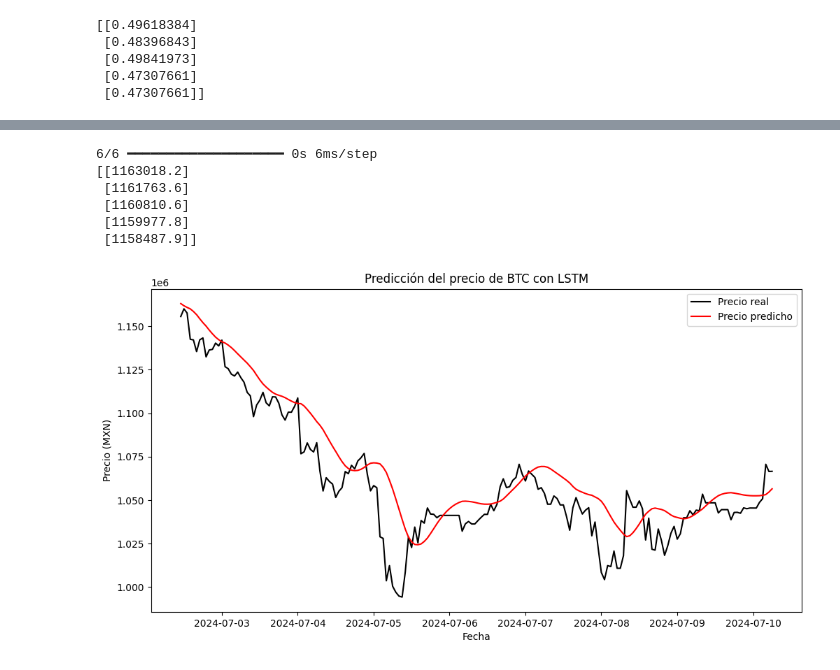
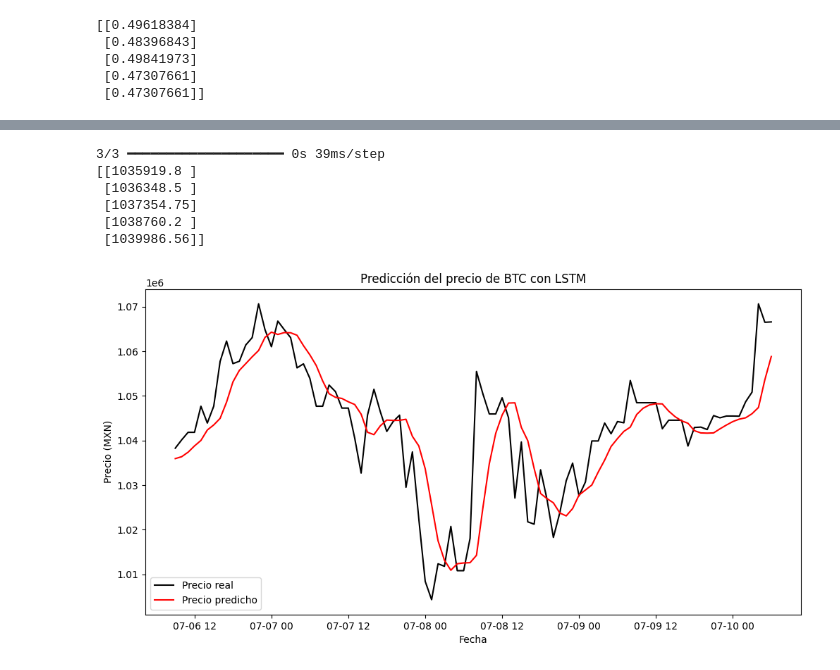
Before and after one commit to SAElizondoR/deep-learning-lab, a Jupyter notebook: act3/actividad3.ipynb, the cells around one changed output, grey strips where cells are left out. Saved outputs shown, nothing was run; the diff lists cells and outputs as text; code cells hidden in the pictures.

Commit message:
Mejorar selección de modelo

```diff
--- a/act3/actividad3.ipynb
+++ b/act3/actividad3.ipynb
@@ -104,0 +103,27 @@ model.compile(optimizer='adam', loss='mean_squared_error')
+# %%
+def build_model(hp):
+    model = Sequential()
+    model.add(Input(shape=(X_train.shape[1], 1)))
+
+    # Ajuste del modelo LSTM
+    model.add(LSTM(units=hp.Int('units', min_value=80, max_value=200, step=10),
+        return_sequences=False))
+
+    # Capa de salida
+    model.add(Dense(units=1))
+
+    # Compilar el modelo
+    model.compile(optimizer='adam', loss='mean_squared_error')
+
+    return model
+
+# Crear el optimizador
+tuner = kt.Hyperband(build_model,
+    objective='val_loss',
+    max_epochs=100,
+    factor=3,
+    directory='models',
+    project_name='crypto_lstm_tuning_5')
+
+# Ajustar hiperparámetros
+tuner.search(X_train, y_train, epochs=30, validation_data=(X_val, y_val))
@@ -104,0 +136,2 @@ model.compile(optimizer='adam', loss='mean_squared_error')
+# %%
+best_model = tuner.get_best_models(num_models=1)[0]
@@ -105,5 +166,6 @@ model.compile(optimizer='adam', loss='mean_squared_error')
 # %%
 # Entrenamiento del modelo
-model.fit(X_train, y_train, epochs=20, batch_size=32)
+best_model.fit(np.concatenate((X_train, X_val), axis=0), np.concatenate((y_train, y_val), axis=0)
+, epochs=20, batch_size=32)
 # %% [output]
 Epoch 1/20
@@ -126,31 +188,31 @@ Epoch 20/20
 <keras.src.callbacks.history.History at 0x...>
 # %%
 # Predicción en el conjunto de prueba
-predicted_price = model.predict(X_test)
+predicted_price = best_model.predict(X_test)
 predicted_price = scaler.inverse_transform(predicted_price)
 y_test_original = scaler.inverse_transform(y_test.reshape(-1, 1))
 print(predicted_price[:5])
 # %% [output]
-6/6 ━━━━━━━━━━━━━━━━━━━━ 0s 6ms/step
-[[1163018.2]
- [1161763.6]
- [1160810.6]
- [1159977.8]
- [1158487.9]]
+3/3 ━━━━━━━━━━━━━━━━━━━━ 0s 39ms/step
+[[1035919.8 ]
+ [1036348.5 ]
+ [1037354.75]
+ [1038760.2 ]
+ [1039986.56]]
 # %%
 # Graficar resultados
 plt.figure(figsize=(12, 6))
-plt.plot(df.index[train_size + sequence_length:], y_test_original,
+plt.plot(df.index[train_size + val_size + sequence_length:], y_test_original,
     color = 'black', label='Precio real')
-plt.plot(df.index[train_size + sequence_length:], predicted_price,
+plt.plot(df.index[train_size + val_size + sequence_length:], predicted_price,
     color='red', label='Precio predicho')
 plt.title("Predicción del precio de BTC con LSTM")
 plt.xlabel("Fecha")
 plt.ylabel("Precio (MXN)")
 plt.legend()
 plt.show()
 # %% [output]
-[figure, old version]
+[figure, new version]
 # %%
 # Evaluar el modelo
 mse = mean_squared_error(y_test_original, predicted_price)
```
Also changed, not shown: parts of 9 cells of this notebook, 2 other files.
